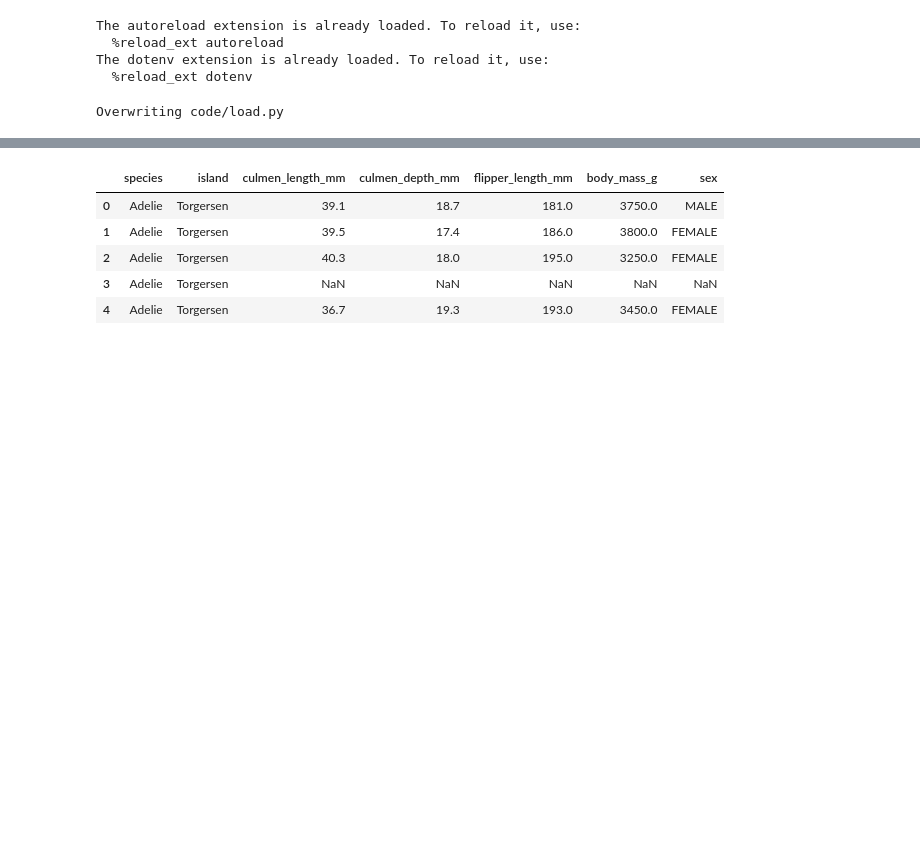
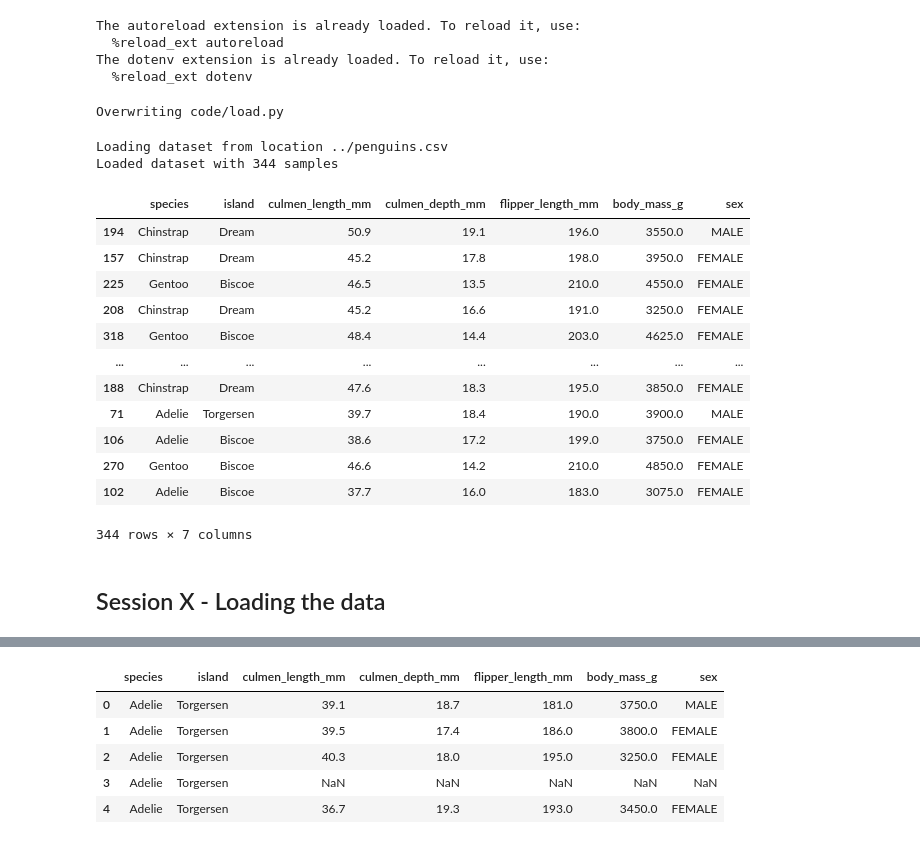
Before and after one commit to svpino/ml.school, a Jupyter notebook: program/metaflow/metaflow.ipynb, the cells around one changed output, grey strips where cells are left out. Saved outputs shown, nothing was run; the diff lists cells and outputs as text; code cells hidden in the pictures; blank space fills up the shorter version.

```diff
--- a/program/metaflow/metaflow.ipynb
+++ b/program/metaflow/metaflow.ipynb
@@ -126,23 +157,22 @@ def load_data_from_s3(location: str):
         return pd.concat(raw_data)
 
 
-def load_data_from_file():
+def load_data_from_file(dataset_location):
     """Load the dataset from a local file.
 
     This function is useful to test the pipeline locally
     without having to access the data remotely.
     """
-    location = Path("../../penguins.csv")
+    location = Path(dataset_location)
     print(f"Loading dataset from location {location.as_posix()}")
     return pd.read_csv(location)
 
 
-def load_data(bucket, dataset_location, debug=False):
+def load_data(dataset_location, debug=False):
     if debug:
-        df = load_data_from_file()
+        df = load_data_from_file(dataset_location)
     else:
-        location = f"s3://{bucket}/{dataset_location}"
-        df = load_data_from_s3(location)
+        df = load_data_from_s3(dataset_location)
 
     # Shuffle the data
     data = df.sample(frac=1, random_state=42)
@@ -155,6 +185,24 @@ Overwriting code/load.py
 # %%
 from load import load_data
 
-data = load_data("mlschool", "penguins.csv", debug=True)
+data = load_data("../penguins.csv", debug=True)
 data
+# %% [output]
+Loading dataset from location ../penguins.csv
+Loaded dataset with 344 samples
+|  | species | island | culmen_length_mm | culmen_depth_mm | flipper_length_mm | body_mass_g | sex |
+| 194 | Chinstrap | Dream | 50.9 | 19.1 | 196.0 | 3550.0 | MALE |
+| 157 | Chinstrap | Dream | 45.2 | 17.8 | 198.0 | 3950.0 | FEMALE |
+| 225 | Gentoo | Biscoe | 46.5 | 13.5 | 210.0 | 4550.0 | FEMALE |
+| 208 | Chinstrap | Dream | 45.2 | 16.6 | 191.0 | 3250.0 | FEMALE |
+| 318 | Gentoo | Biscoe | 48.4 | 14.4 | 203.0 | 4625.0 | FEMALE |
+| ... | ... | ... | ... | ... | ... | ... | ... |
+| 188 | Chinstrap | Dream | 47.6 | 18.3 | 195.0 | 3850.0 | FEMALE |
+| 71 | Adelie | Torgersen | 39.7 | 18.4 | 190.0 | 3900.0 | MALE |
+| 106 | Adelie | Biscoe | 38.6 | 17.2 | 199.0 | 3750.0 | FEMALE |
+| 270 | Gentoo | Biscoe | 46.6 | 14.2 | 210.0 | 4850.0 | FEMALE |
+| 102 | Adelie | Biscoe | 37.7 | 16.0 | 183.0 | 3075.0 | FEMALE |
+344 rows × 7 columns
+# %% [markdown]
+## Session X - Loading the data
 # %%
```
Also changed, not shown: parts of 15 cells of this notebook, 9 other files.
